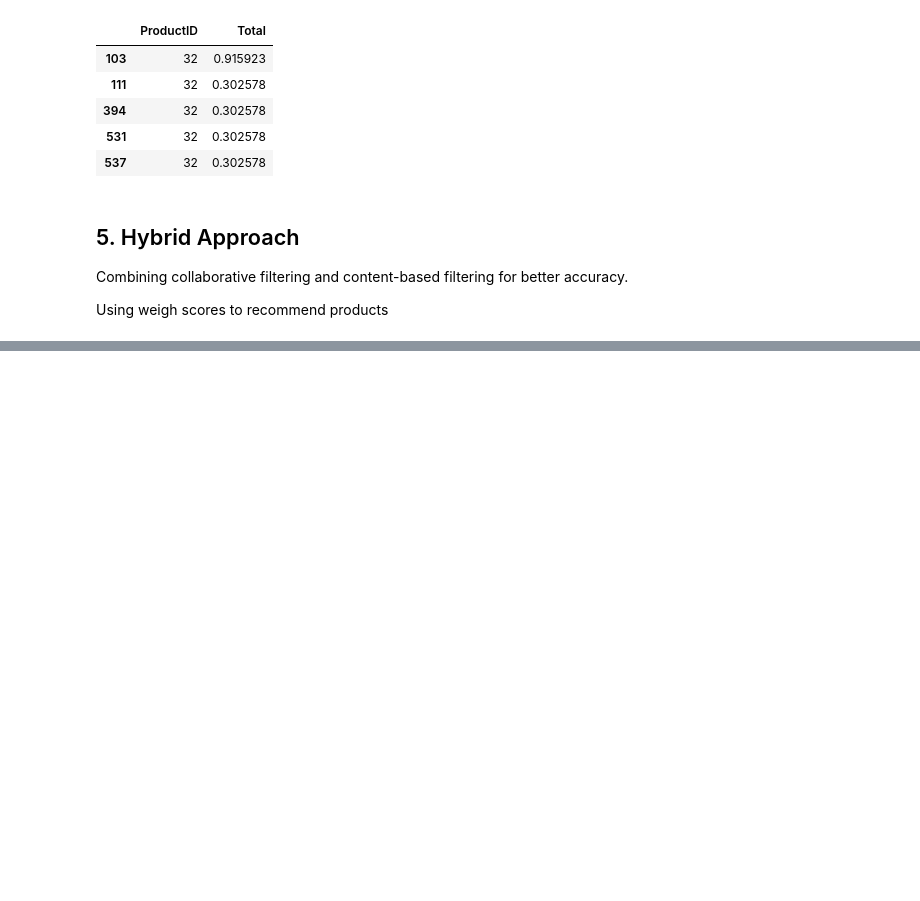
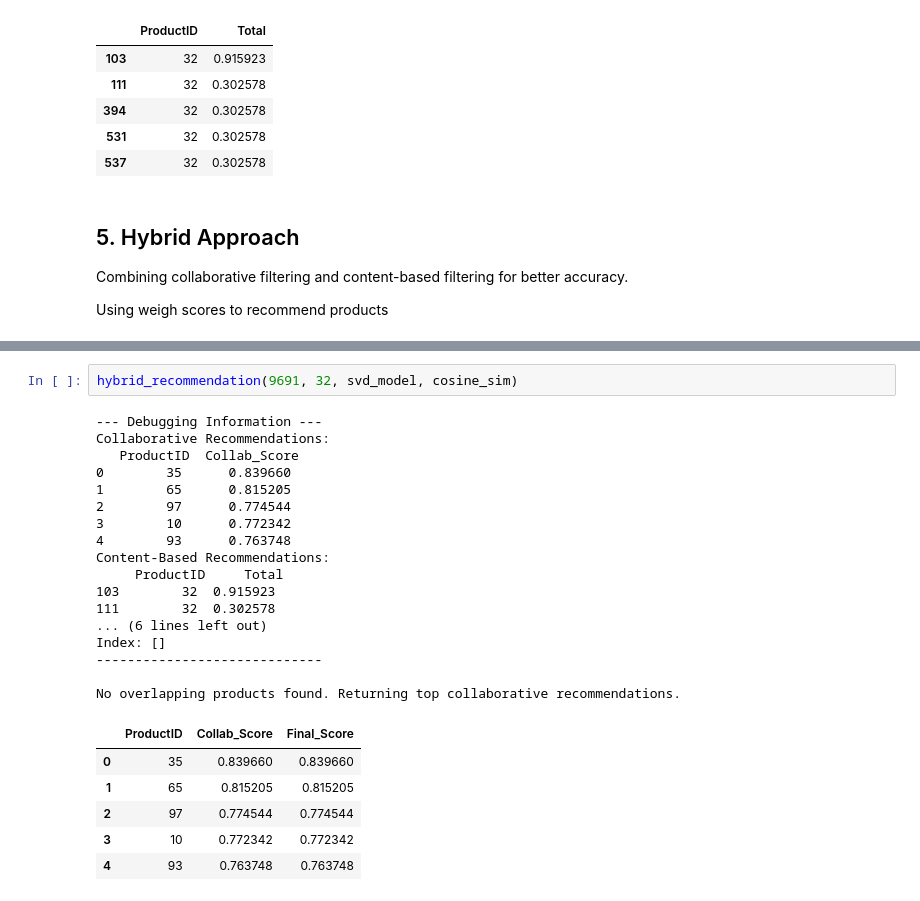
Before and after one commit to SWangechi/Cartificial-Intelligence, a Jupyter notebook: cartificial.ipynb, the cells around one changed output, grey strips where cells are left out. Drawn from its saved outputs; the diff is of its cells as text; blank space fills up the shorter version.

Commit message:
DB Model implemented

```diff
--- a/cartificial.ipynb
+++ b/cartificial.ipynb
@@ -403,0 +464,26 @@ hybrid_recommendation(9691, 32, svd_model, cosine_sim)
+# %%
+hybrid_recommendation(9691, 32, svd_model, cosine_sim)
+# %% [output]
+--- Debugging Information ---
+Collaborative Recommendations:
+   ProductID  Collab_Score
+0        35      0.839660
+1        65      0.815205
+2        97      0.774544
+3        10      0.772342
+4        93      0.763748
+Content-Based Recommendations:
+     ProductID     Total
+103        32  0.915923
+111        32  0.302578
+... (6 lines left out)
+Index: []
+-----------------------------
+
+No overlapping products found. Returning top collaborative recommendations.
+|  | ProductID | Collab_Score | Final_Score |
+| 0 | 35 | 0.839660 | 0.839660 |
+| 1 | 65 | 0.815205 | 0.815205 |
+| 2 | 97 | 0.774544 | 0.774544 |
+| 3 | 10 | 0.772342 | 0.772342 |
+| 4 | 93 | 0.763748 | 0.763748 |
```
Also changed, not shown: parts of 5 cells of this notebook, 5 other files.
